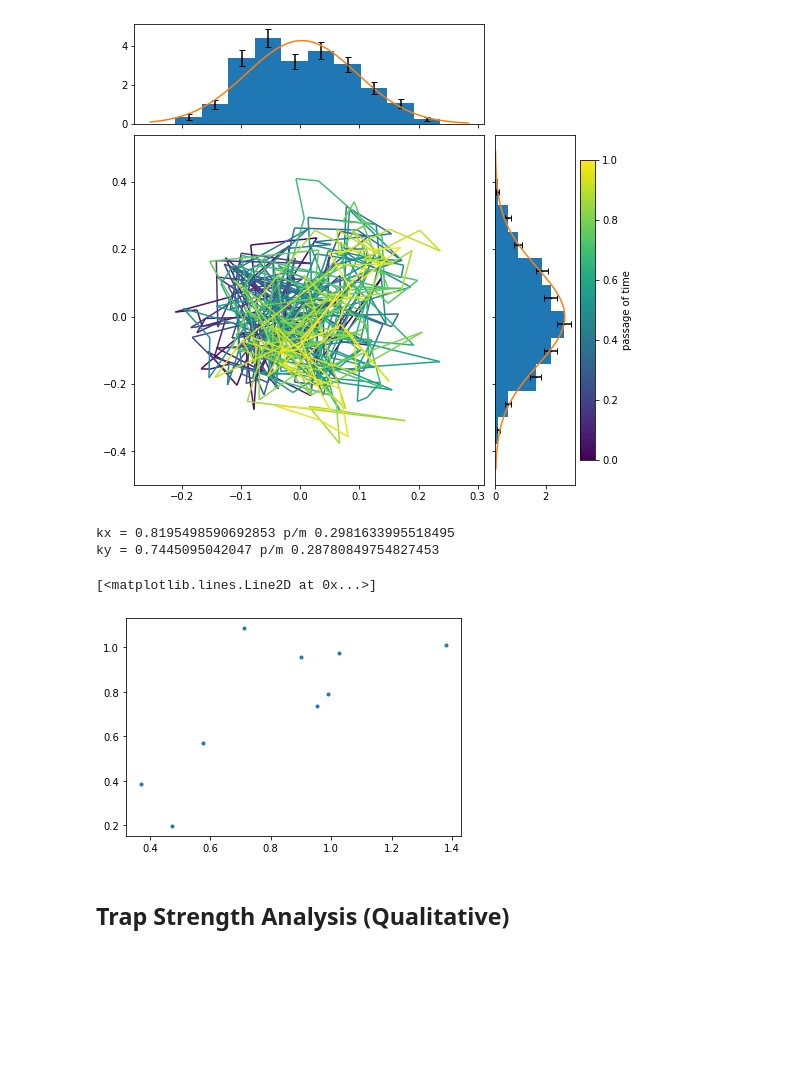
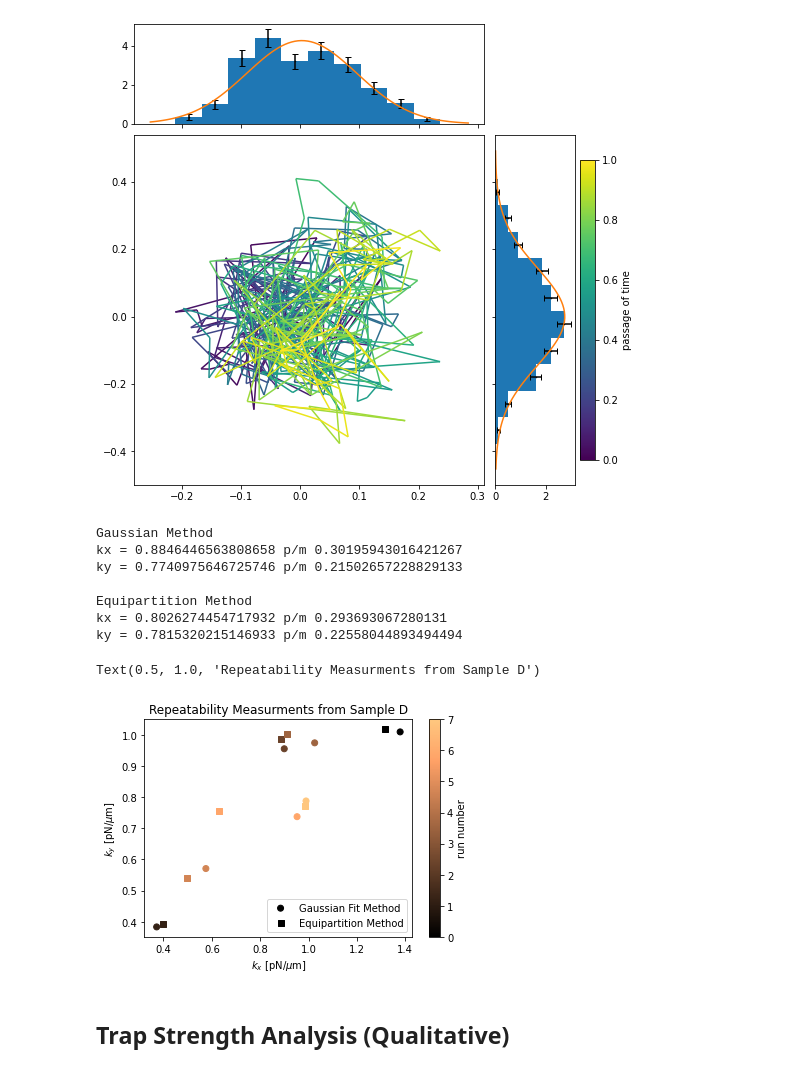
Before and after one commit to Ham0osh/Phys322W-OT, a Jupyter notebook: notebook.ipynb, the cells around one changed output. Saved outputs shown, nothing was run; the diff lists cells and outputs as text; code cells hidden in the pictures; blank space fills up the shorter version.

```diff
--- a/notebook.ipynb
+++ b/notebook.ipynb
@@ -316,31 +340,52 @@ k_x = 0.5407166890915005
 k_y = 0.20774767451526735
 [figure]
 # %%
-filenames = glob('data/reproducibility/*')
-filenames.pop(-1)
+filenames = np.sort(glob('data/reproducibility/*[!1-3]_data.txt'))
+#print(filenames)
+
 k_arr = []
+k_arr_strength_eqi = []
 for filename in filenames:
     ret = extract_data(filename)
 
 
     analysis2 = gaussian_analysis(ret.x_dec, ret.y_dec)
     # print(f"Via Gaussian Fit Method\nk_x = {analysis2.k_x}\nk_y = {analysis2.k_y}")
     k_arr.append([analysis2.k_x, analysis2.k_y])
     k_x, k_y = get_k_equipartition(ret.x_dec, ret.y_dec)
-    # print(f"Via equipartition\nk_x = {k_x}\nk_y = {k_y}")
+    k_arr_strength_eqi.append([k_x,k_y])
 
 
 k_arr = np.array(k_arr)
+k_arr_strength_eqi = np.array(k_arr_strength_eqi)
+print("Gaussian Method")
 print(f"kx = {np.mean(k_arr[:,0])} p/m {np.std(k_arr[:,0])}")
 print(f"ky = {np.mean(k_arr[:,1])} p/m {np.std(k_arr[:,1])}")
 
+print("\nEquipartition Method")
+print(f"kx = {np.mean(k_arr_strength_eqi[:,0])} p/m {np.std(k_arr_strength_eqi[:,0])}")
+print(f"ky = {np.mean(k_arr_strength_eqi[:,1])} p/m {np.std(k_arr_strength_eqi[:,1])}")
+
 plt.show()
-plt.plot(k_arr[:,0], k_arr[:,1], '.')
+plt.scatter(k_arr[:,0], k_arr[:,1], marker = 'o',c = np.linspace(0,7,len(k_arr[:,0])),cmap = 'copper',  label="Gaussian Fit Method")
+plt.scatter(k_arr_strength_eqi[:,0], k_arr_strength_eqi[:,1], marker = 's', c = np.linspace(0,7,len(k_arr[:,0])), cmap  = 'copper', label = "Equipartition Method")
+
+
+plt.colorbar(label = 'run number')
+plt.xlabel(r"$k_x$ [pN/$\mu$m]")
+plt.ylabel(r"$k_y$ [pN/$\mu$m]")
+plt.legend()
+plt.title("Repeatability Measurments from Sample D") # lol
 # %% [output]
-kx = 0.8195498590692853 p/m 0.2981633995518495
-ky = 0.7445095042047 p/m 0.28780849754827453
+Gaussian Method
+kx = 0.8846446563808658 p/m 0.30195943016421267
+ky = 0.7740975646725746 p/m 0.21502657228829133
+
+Equipartition Method
+kx = 0.8026274454717932 p/m 0.293693067280131
+ky = 0.7815320215146933 p/m 0.22558044893494494
-[<matplotlib.lines.Line2D at 0x...>]
+Text(0.5, 1.0, 'Repeatability Measurments from Sample D')
-[figure, old version]
+[figure, new version]
 # %% [markdown]
 ## Trap Strength Analysis (Qualitative)
 # %%
```
Also changed, not shown: parts of 8 cells of this notebook, 2 other files.
